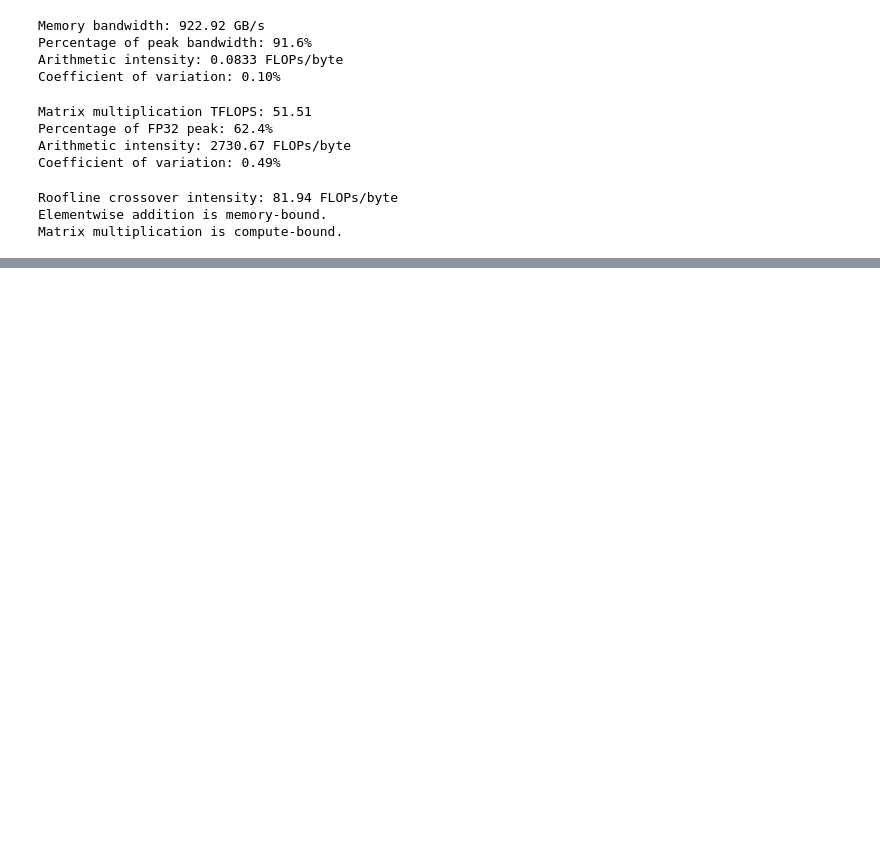
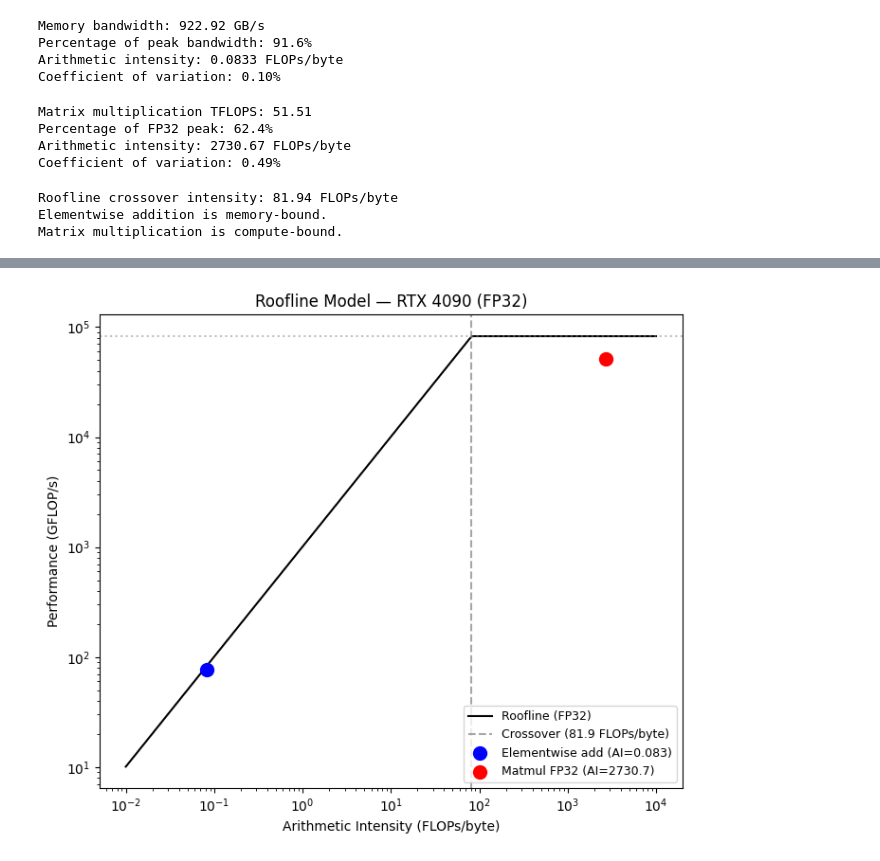
Before and after one commit to vedika0806/data266-5937, a Jupyter notebook: hw2-5/HW2-5_git.ipynb, the cells around one changed output, grey strips where cells are left out. Saved outputs shown, nothing was run; the diff lists cells and outputs as text; code cells hidden in the pictures; blank space fills up the shorter version.

```diff
--- a/hw2-5/HW2-5_git.ipynb
+++ b/hw2-5/HW2-5_git.ipynb
@@ -811,14 +769,0 @@ Add arithmetic intensity: 0.08 FLOPs/byte
-# %%
-N = 16384
-matmul_flops = 2*N**3
-matmul_bytes = 3 * N*N * 2
-ai_matmul = matmul_flops / matmul_bytes
-
-elemsize = 1<<28
-add_flops = elemsize
-add_bytes = 3 * elemsize * 4
-ai_add = add_flops / add_bytes
-
-print(f"Matmul arithmetic intensity: {ai_matmul:.2f} FLOPs/byte")
-print(f"Add arithmetic intensity: {ai_add:.2f} FLOPs/byte")
-log(f"AI matmul={ai_matmul:.2f} AI add={ai_add:.2f}")
@@ -933,0 +893,26 @@ Matrix multiplication is compute-bound.
+# %%
+fig, ax = plt.subplots(figsize=(7,6))
+
+ai_range = np.logspace(-2, 4, 200)
+peak_compute = GPU_FP32_PEAK_TFLOPS * 1000  # GFLOPs
+roofline = np.minimum(peak_compute, ai_range * GPU_BANDWIDTH_GBPS)
+
+ax.plot(ai_range, roofline, 'k-', label="Roofline (FP32)")
+ax.axhline(peak_compute, color='gray', linestyle=':', alpha=0.5)
+ax.axvline(roofline_crossover, color='gray', linestyle='--', alpha=0.7, label=f"Crossover ({roofline_crossover:.1f} FLOPs/byte)")
+
+ax.scatter([memory_ai], [memory_bw * memory_ai], color='blue', s=100, zorder=5, label=f"Elementwise add (AI={memory_ai:.3f})")
+ax.scatter([matmul_ai], [matmul_tflops*1000], color='red', s=100, zorder=5, label=f"Matmul FP32 (AI={matmul_ai:.1f})")
+
+ax.set_xscale('log')
+ax.set_yscale('log')
+ax.set_xlabel("Arithmetic Intensity (FLOPs/byte)")
+ax.set_ylabel("Performance (GFLOP/s)")
+ax.set_title("Roofline Model — RTX 4090 (FP32)")
+ax.legend(loc='lower right', fontsize=9)
+plt.tight_layout()
+plt.savefig("fig_roofline.png", dpi=150)
+plt.show()
+log("Saved fig_roofline.png")
+# %% [output]
+[figure, added]
```
Also changed, not shown: parts of 33 cells of this notebook, 6 other files.
